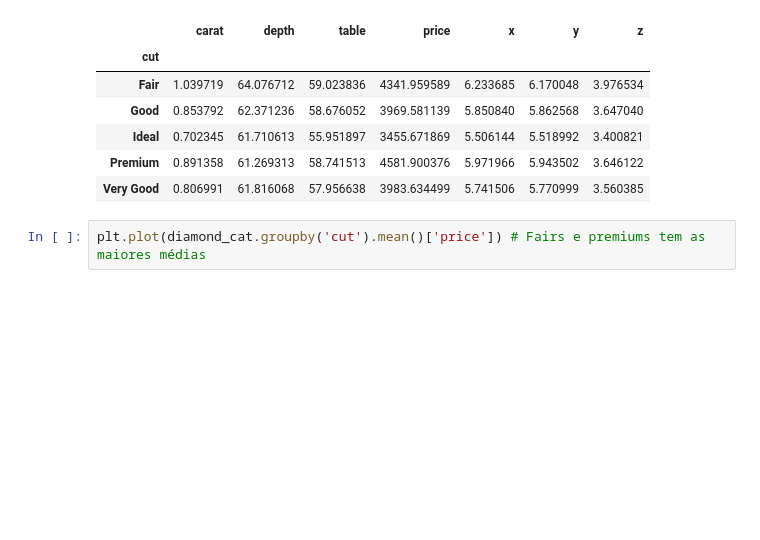
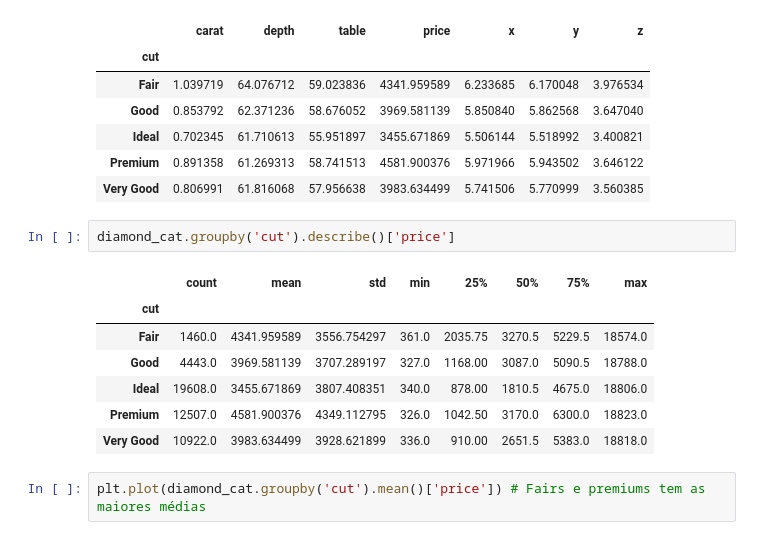
Before and after one commit to carlarbj/pricing_diamonds, a Jupyter notebook: diamond_price_prediction.ipynb, the cells around one changed output. Drawn from its saved outputs; the diff is of its cells as text; blank space fills up the shorter version.

```diff
--- a/diamond_price_prediction.ipynb
+++ b/diamond_price_prediction.ipynb
@@ -149,6 +165,16 @@ diamond_cat.groupby('cut').mean()
 | Ideal | 0.702345 | 61.710613 | 55.951897 | 3455.671869 | 5.506144 | 5.518992 | 3.400821 |
 | Premium | 0.891358 | 61.269313 | 58.741513 | 4581.900376 | 5.971966 | 5.943502 | 3.646122 |
 | Very Good | 0.806991 | 61.816068 | 57.956638 | 3983.634499 | 5.741506 | 5.770999 | 3.560385 |
+# %%
+diamond_cat.groupby('cut').describe()['price']
+# %% [output]
+|  | count | mean | std | min | 25% | 50% | 75% | max |
+| cut |  |  |  |  |  |  |  |  |
+| Fair | 1460.0 | 4341.959589 | 3556.754297 | 361.0 | 2035.75 | 3270.5 | 5229.5 | 18574.0 |
+| Good | 4443.0 | 3969.581139 | 3707.289197 | 327.0 | 1168.00 | 3087.0 | 5090.5 | 18788.0 |
+| Ideal | 19608.0 | 3455.671869 | 3807.408351 | 340.0 | 878.00 | 1810.5 | 4675.0 | 18806.0 |
+| Premium | 12507.0 | 4581.900376 | 4349.112795 | 326.0 | 1042.50 | 3170.0 | 6300.0 | 18823.0 |
+| Very Good | 10922.0 | 3983.634499 | 3928.621899 | 336.0 | 910.00 | 2651.5 | 5383.0 | 18818.0 |
 # %%
 plt.plot(diamond_cat.groupby('cut').mean()['price']) # Fairs e premiums tem as maiores médias
 # %% [output]
```
Also changed, not shown: parts of 6 cells of this notebook.
